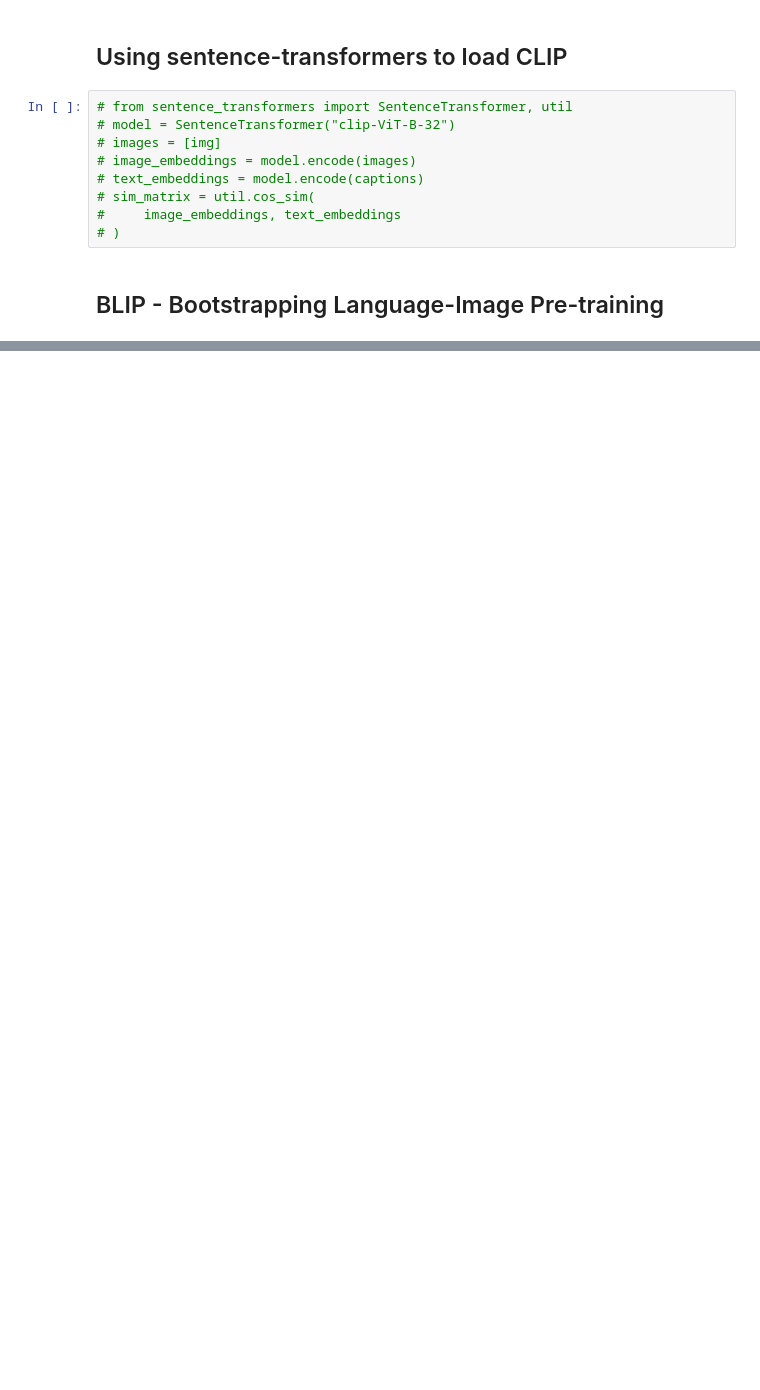
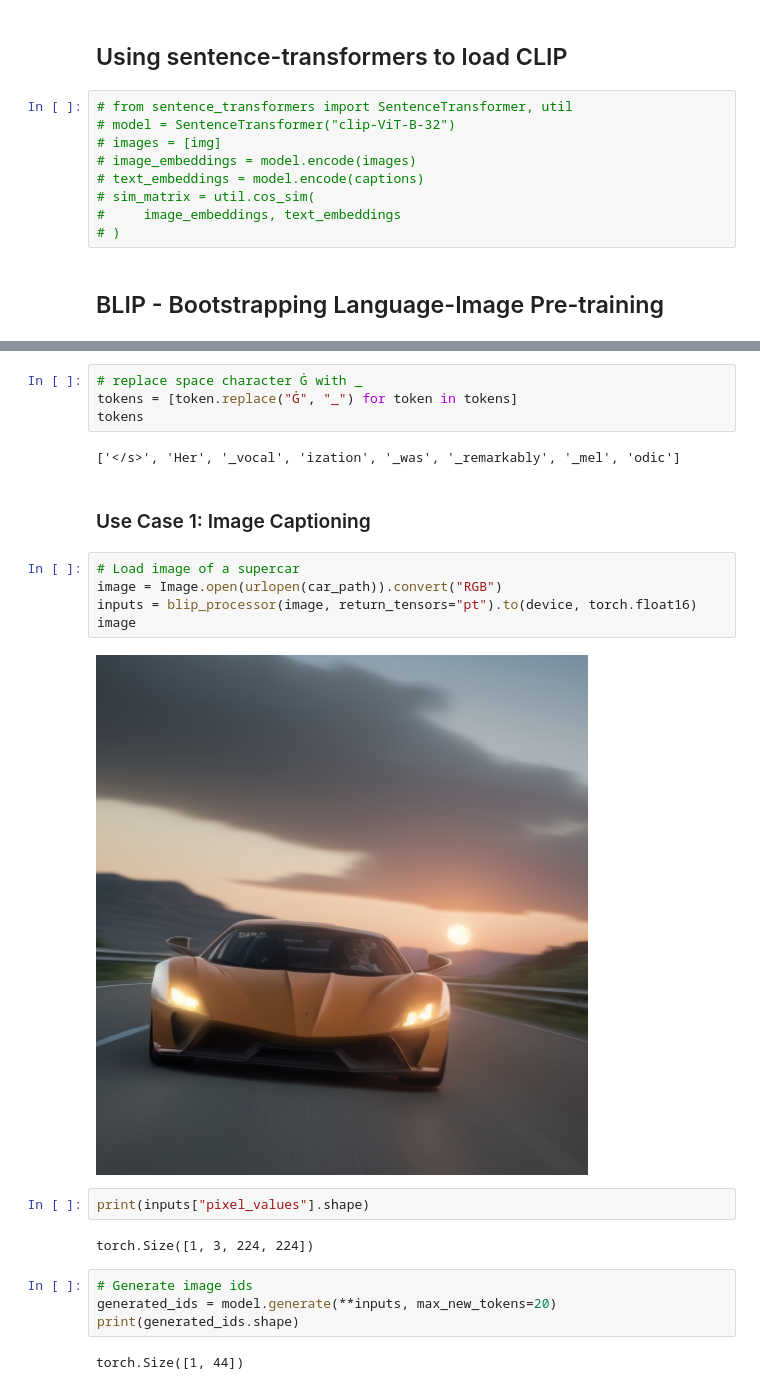
Before and after one commit to PHM1605/hands-on-large-language-models-alammar, a Jupyter notebook: chapter9/multimodal.ipynb, the cells around one changed output, grey strips where cells are left out. Cells and saved outputs as stored; diff of their text form; blank space fills up the shorter version.

```diff
--- a/chapter9/multimodal.ipynb
+++ b/chapter9/multimodal.ipynb
@@ -119,0 +227,25 @@ model.to(device)
+# %%
+# replace space character Ġ with _
+tokens = [token.replace("Ġ", "_") for token in tokens]
+tokens
+# %% [output]
+['</s>', 'Her', '_vocal', 'ization', '_was', '_remarkably', '_mel', 'odic']
+# %% [markdown]
+### Use Case 1: Image Captioning
+# %%
+# Load image of a supercar
+image = Image.open(urlopen(car_path)).convert("RGB")
+inputs = blip_processor(image, return_tensors="pt").to(device, torch.float16)
+image
+# %% [output]
+[figure, added]
+# %%
+print(inputs["pixel_values"].shape)
+# %% [output]
+torch.Size([1, 3, 224, 224])
+# %%
+# Generate image ids
+generated_ids = model.generate(**inputs, max_new_tokens=20)
+print(generated_ids.shape)
+# %% [output]
+torch.Size([1, 44])
```
Also changed, not shown: parts of 18 cells of this notebook, 1 other file.
